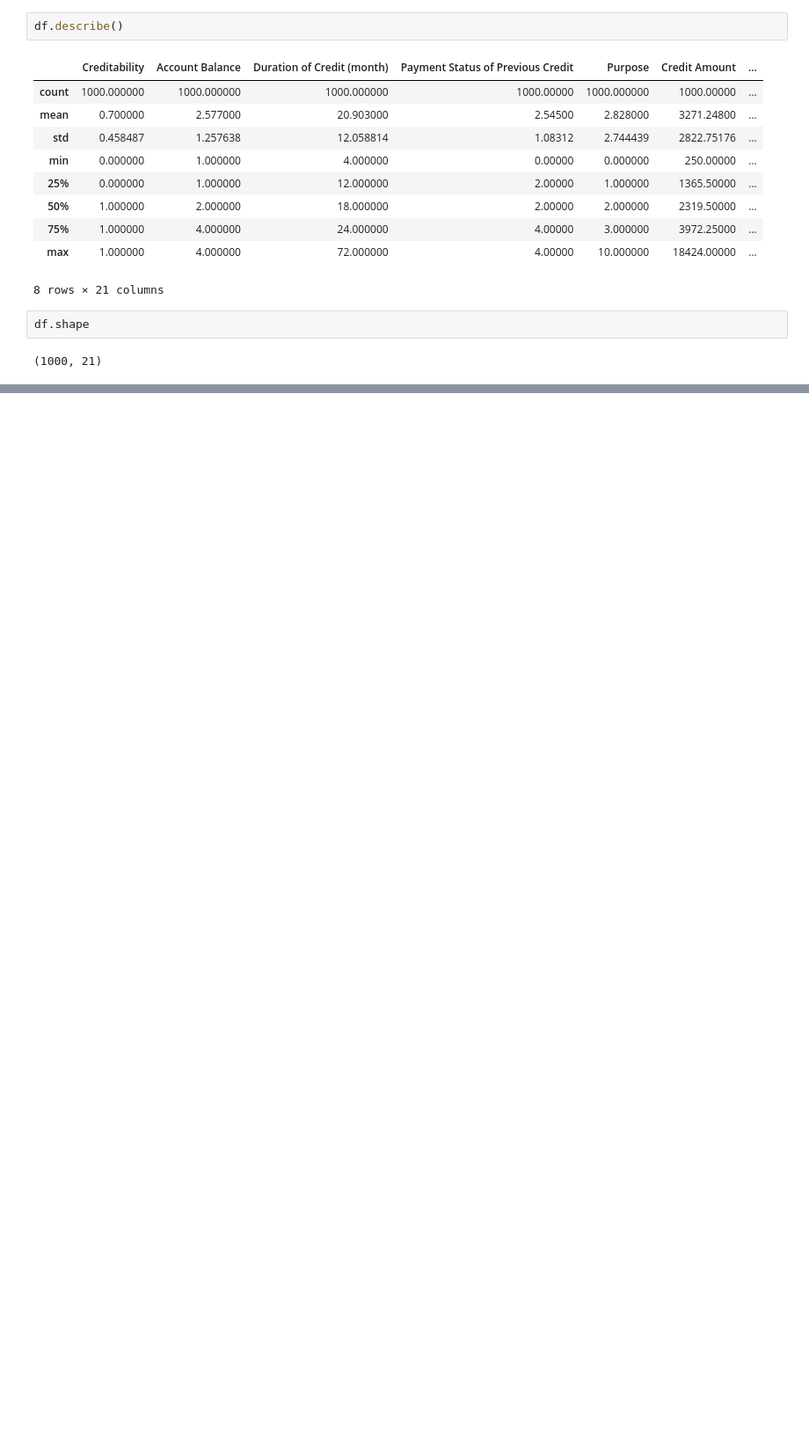
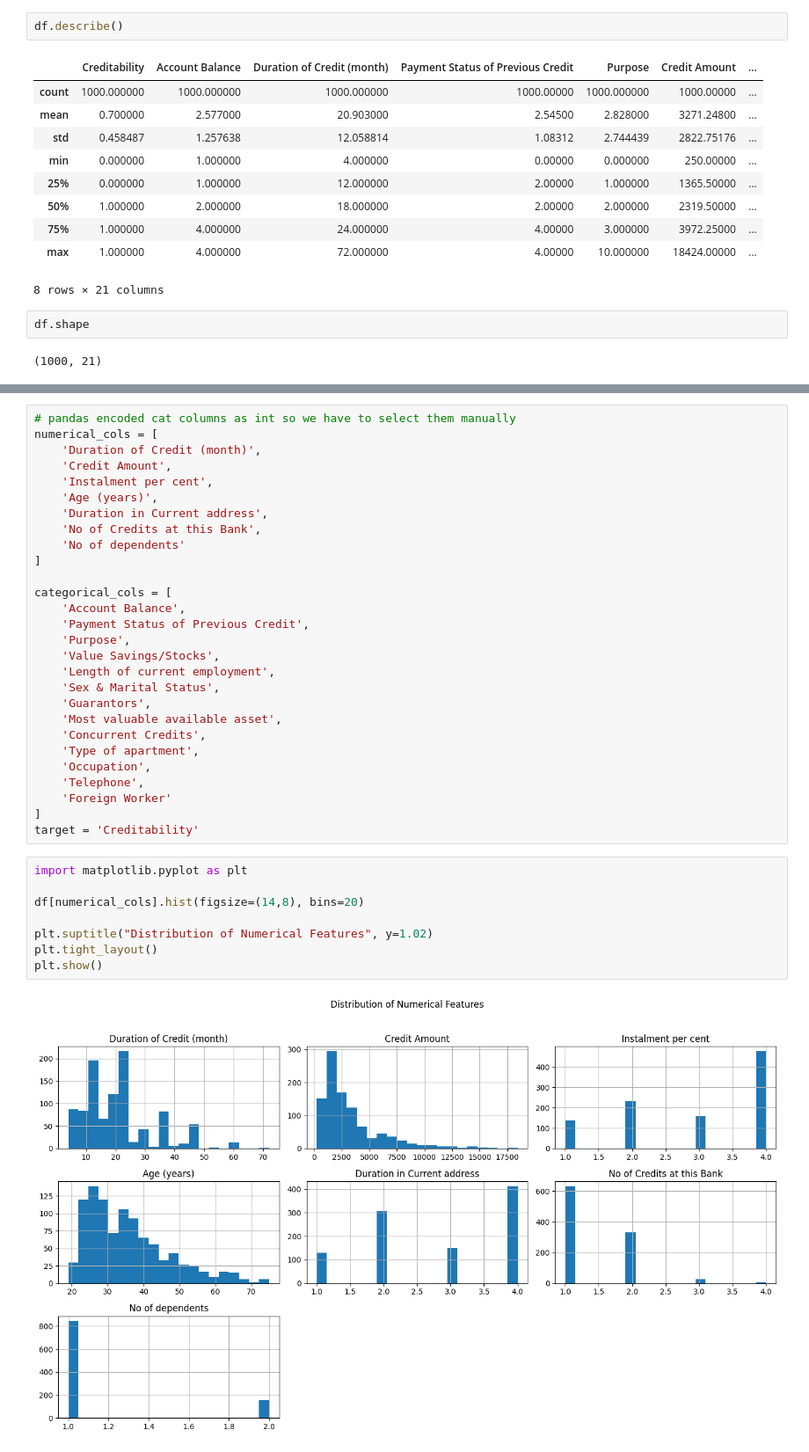
Before and after one commit to magdakantara/Bachelor-End-Project-Code---XAI, a Jupyter notebook: EDA_german.ipynb, the cells around one changed output, grey strips where cells are left out. Shown at 88% size. Saved outputs shown, nothing was run; the diff lists cells and outputs as text; blank space fills up the shorter version.

Commit message:
Added plots to understand distribution, also repsectully to target variable

```diff
--- a/EDA_german.ipynb
+++ b/EDA_german.ipynb
@@ -30,0 +65,38 @@ df.shape
+# %%
+# pandas encoded cat columns as int so we have to select them manually
+numerical_cols = [
+    'Duration of Credit (month)',
+    'Credit Amount',
+    'Instalment per cent',
+    'Age (years)',
+    'Duration in Current address',
+    'No of Credits at this Bank',
+    'No of dependents'
+]
+
+categorical_cols = [
+    'Account Balance',
+    'Payment Status of Previous Credit',
+    'Purpose',
+    'Value Savings/Stocks',
+    'Length of current employment',
+    'Sex & Marital Status',
+    'Guarantors',
+    'Most valuable available asset',
+    'Concurrent Credits',
+    'Type of apartment',
+    'Occupation',
+    'Telephone',
+    'Foreign Worker'
+]
+target = 'Creditability'
+# %%
+import matplotlib.pyplot as plt
+
+df[numerical_cols].hist(figsize=(14,8), bins=20)
+
+plt.suptitle("Distribution of Numerical Features", y=1.02)
+plt.tight_layout()
+plt.show()
+# %% [output]
+[figure, added]
```
Also changed, not shown: parts of 10 cells of this notebook, 1 other file.
